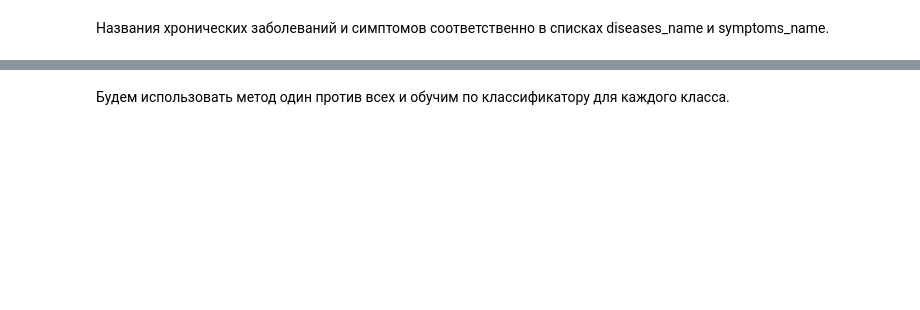
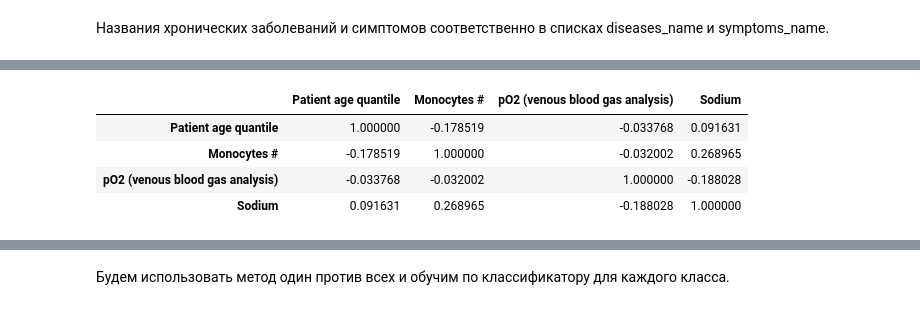
Before and after one commit to lissrbay/course_project, a Jupyter notebook: Logistic Regression.ipynb, the cells around one changed output, grey strips where cells are left out. Saved outputs shown, nothing was run; the diff lists cells and outputs as text; code cells hidden in the pictures; blank space fills up the shorter version.

```diff
--- a/Logistic Regression.ipynb
+++ b/Logistic Regression.ipynb
@@ -96,0 +366,8 @@ class LogisticRegression():
+# %%
+df[diseases_name_all[1]][:frac].corr()
+# %% [output]
+|  | Patient age quantile | Monocytes # | pO2 (venous blood gas analysis) | Sodium |
+| Patient age quantile | 1.000000 | -0.178519 | -0.033768 | 0.091631 |
+| Monocytes # | -0.178519 | 1.000000 | -0.032002 | 0.268965 |
+| pO2 (venous blood gas analysis) | -0.033768 | -0.032002 | 1.000000 | -0.188028 |
+| Sodium | 0.091631 | 0.268965 | -0.188028 | 1.000000 |
```
Also changed, not shown: parts of 22 cells of this notebook.
